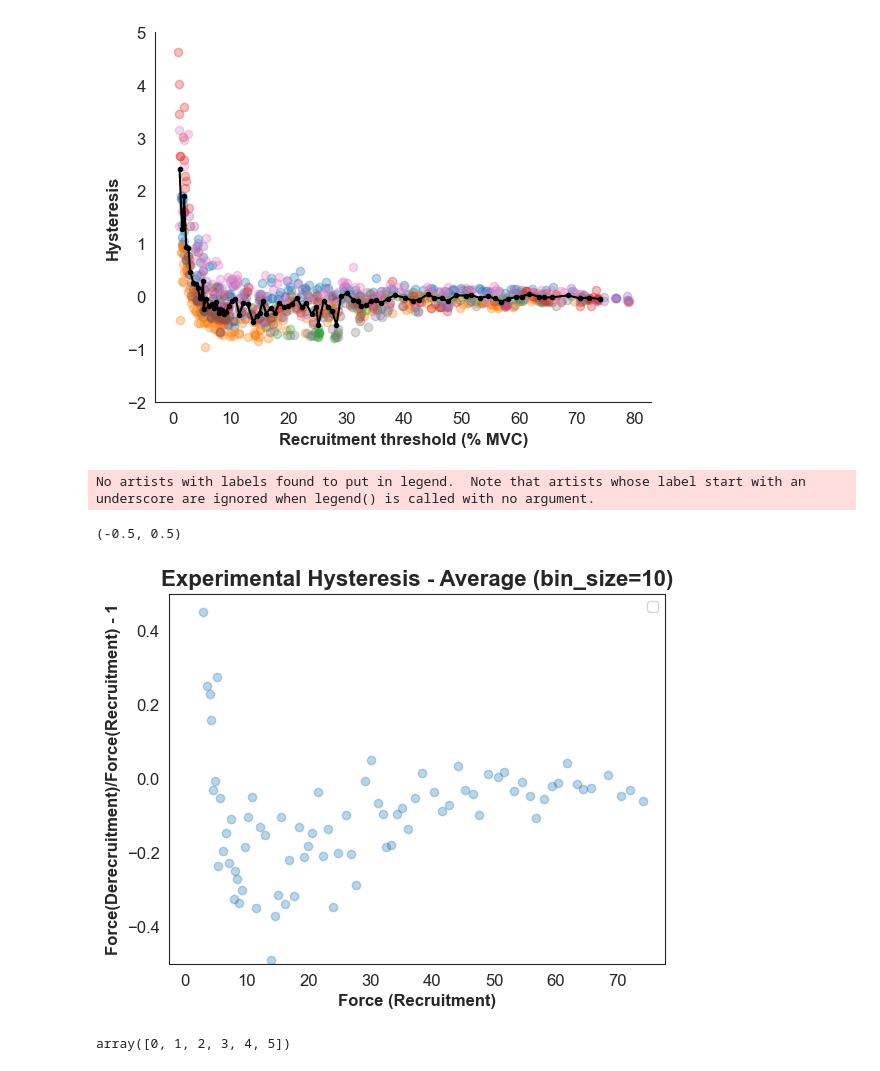
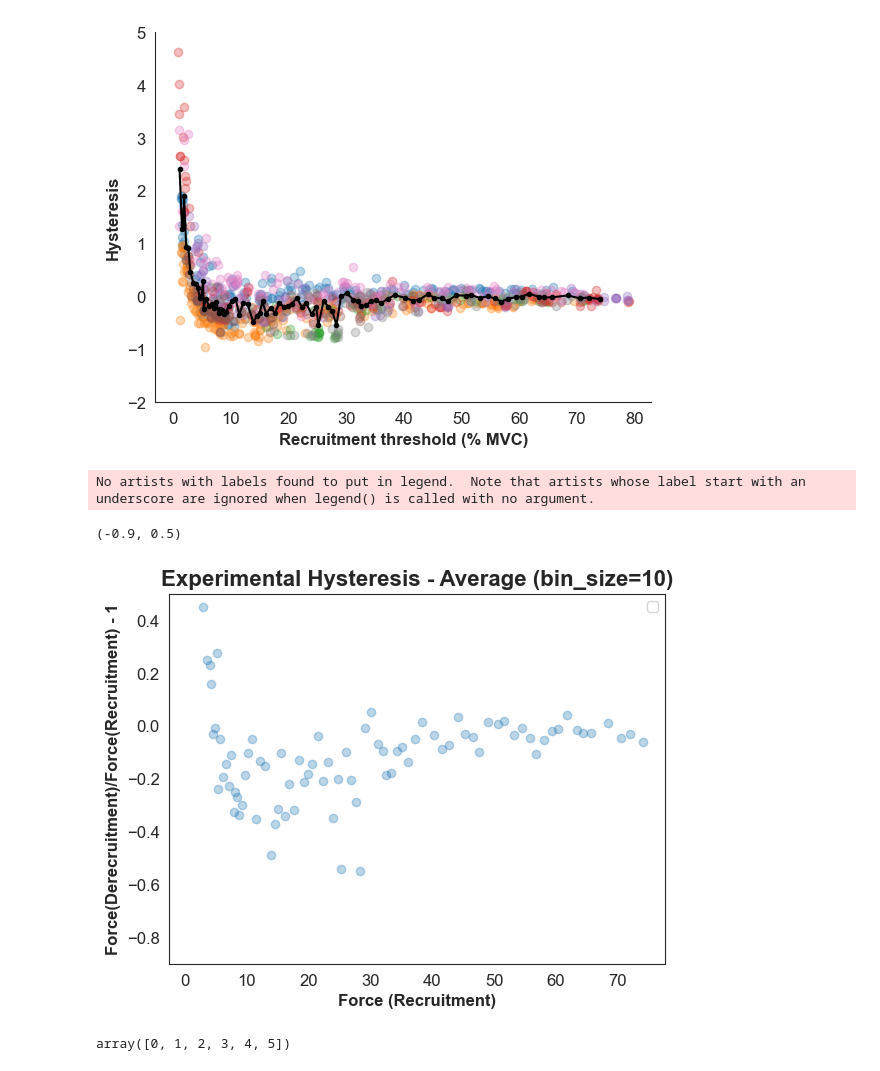
Before and after one commit to natmtc/flexible-motoneuron-control, a Jupyter notebook: Data_Analysis_Model.ipynb, the cells around one changed output. Cells and saved outputs as stored; diff of their text form; code cells hidden in the pictures.

```diff
--- a/Data_Analysis_Model.ipynb
+++ b/Data_Analysis_Model.ipynb
@@ -179,23 +179,23 @@ np.savetxt("/Users/nmt121/Desktop/Repositories/Motoneuron_Model/Data_MN_Model/de
 # %%
 sns.set_style("white")
 
 plt.rcParams['axes.labelsize'] = 14
 plt.rcParams['axes.labelweight'] = 'bold'
 plt.rcParams['xtick.labelsize'] = 12
 plt.rcParams['ytick.labelsize'] = 12
 
 
 plt.scatter(binned_force,binned_hyst,alpha=0.3)
 
 plt.title('Experimental Hysteresis - Average (bin_size=10)', fontsize=16, fontweight='bold')
 plt.xlabel('Force (Recruitment)', fontsize=12, fontweight='bold')
 plt.ylabel('Force(Derecruitment)/Force(Recruitment) - 1', fontsize=12, fontweight='bold')
 plt.legend()
-plt.ylim(-0.5,0.5)
+plt.ylim(-0.9,0.5)
 # %% [output]
 No artists with labels found to put in legend.  Note that artists whose label start with an underscore are ignored when legend() is called with no argument.
-(-0.5, 0.5)
+(-0.9, 0.5)
-[figure, old version]
+[figure, new version]
 # %%
 np.where(np.array(binned_hyst) > 0.5)[0]
 # %% [output]
```
Also changed, not shown: 4 other files.
